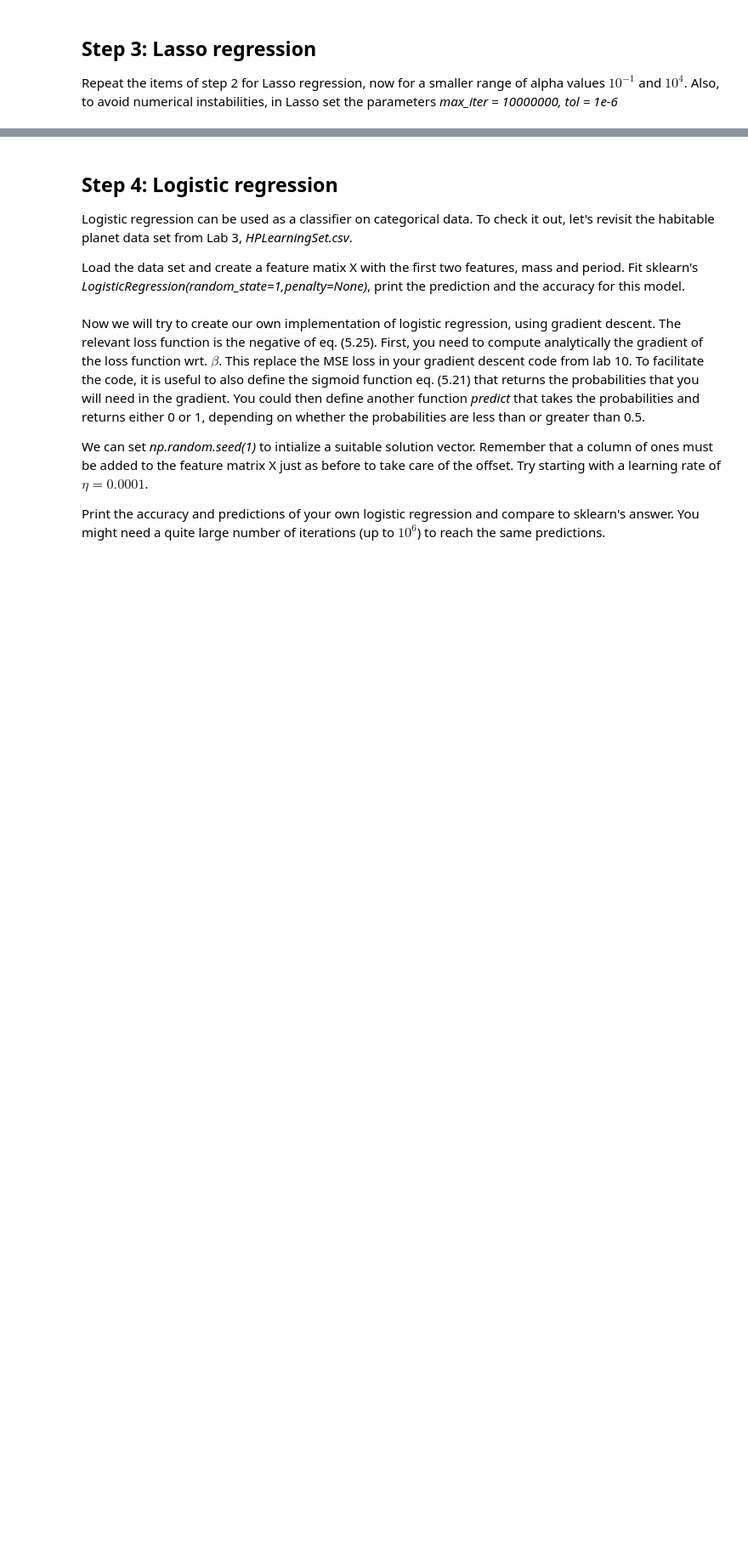
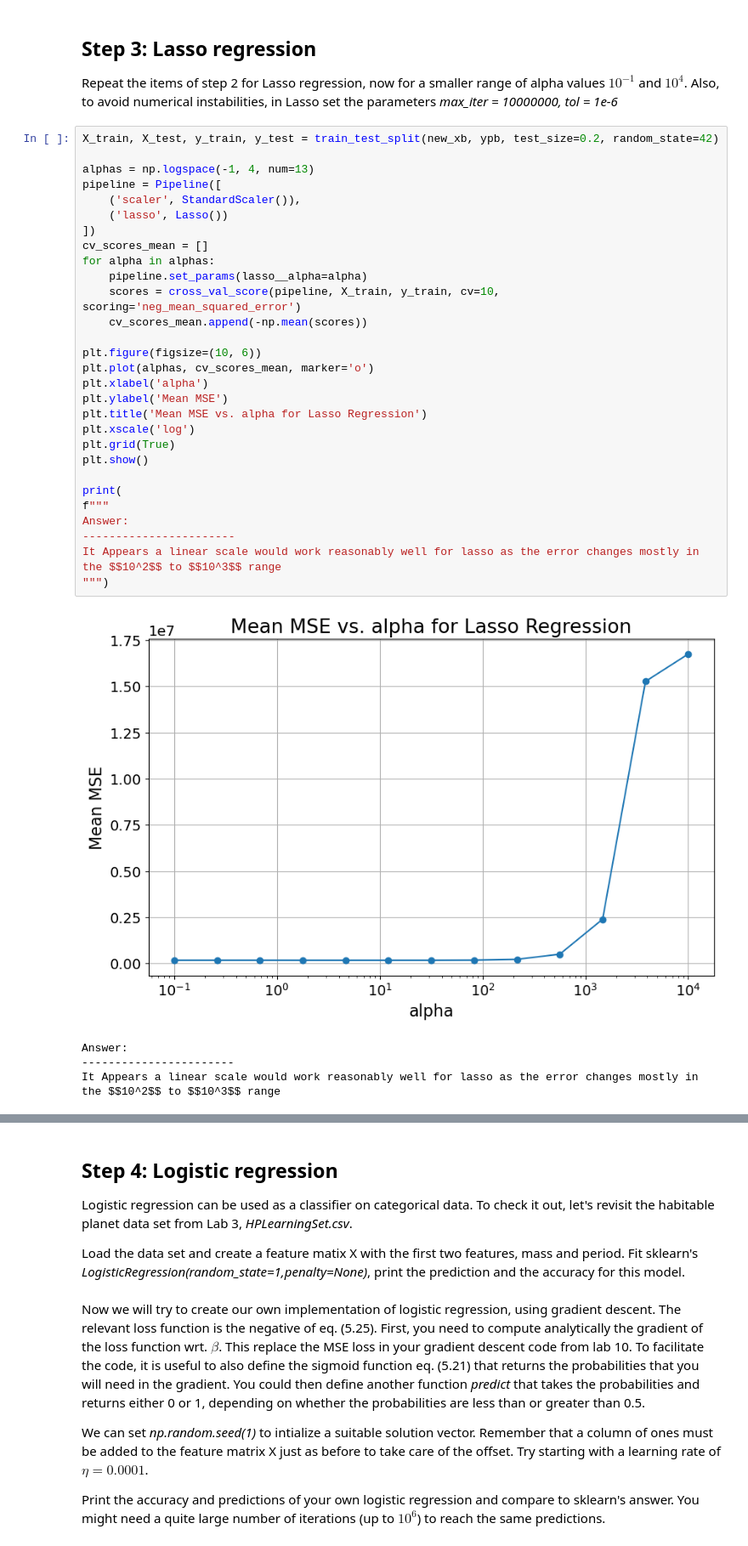
Before and after one commit to Veshek/Supervised_Learning, a Jupyter notebook: Lab Notebook 11.ipynb, the cells around one changed output, grey strips where cells are left out. Shown at 85% size. Cells and saved outputs as stored; diff of their text form; blank space fills up the shorter version.

```diff
--- a/Lab Notebook 11.ipynb
+++ b/Lab Notebook 11.ipynb
@@ -64,3 +150,37 @@ Remember that the data must be standardized for this comparison to make sense, s
 ## Step 3: Lasso regression
 
 Repeat the items of step 2 for Lasso regression, now for a smaller range of alpha values $10^{-1}$ and $10^4$. Also, to avoid numerical instabilities, in Lasso set the parameters *max_iter = 10000000, tol = 1e-6*
+# %%
+X_train, X_test, y_train, y_test = train_test_split(new_xb, ypb, test_size=0.2, random_state=42)
+
+alphas = np.logspace(-1, 4, num=13)
+pipeline = Pipeline([
+    ('scaler', StandardScaler()),
+    ('lasso', Lasso())
+])
+cv_scores_mean = []
+for alpha in alphas:
+    pipeline.set_params(lasso__alpha=alpha)
+    scores = cross_val_score(pipeline, X_train, y_train, cv=10, scoring='neg_mean_squared_error')
+    cv_scores_mean.append(-np.mean(scores))
+
+plt.figure(figsize=(10, 6))
+plt.plot(alphas, cv_scores_mean, marker='o')
+plt.xlabel('alpha')
+plt.ylabel('Mean MSE')
+plt.title('Mean MSE vs. alpha for Lasso Regression')
+plt.xscale('log')
+plt.grid(True)
+plt.show()
+
+print(
+f"""
+Answer:
+-----------------------
+It Appears a linear scale would work reasonably well for lasso as the error changes mostly in the $$10^2$$ to $$10^3$$ range
+""")
+# %% [output]
+[figure, added]
+Answer:
+-----------------------
+It Appears a linear scale would work reasonably well for lasso as the error changes mostly in the $$10^2$$ to $$10^3$$ range
```
Also changed, not shown: parts of 6 cells of this notebook, 9 other files.
